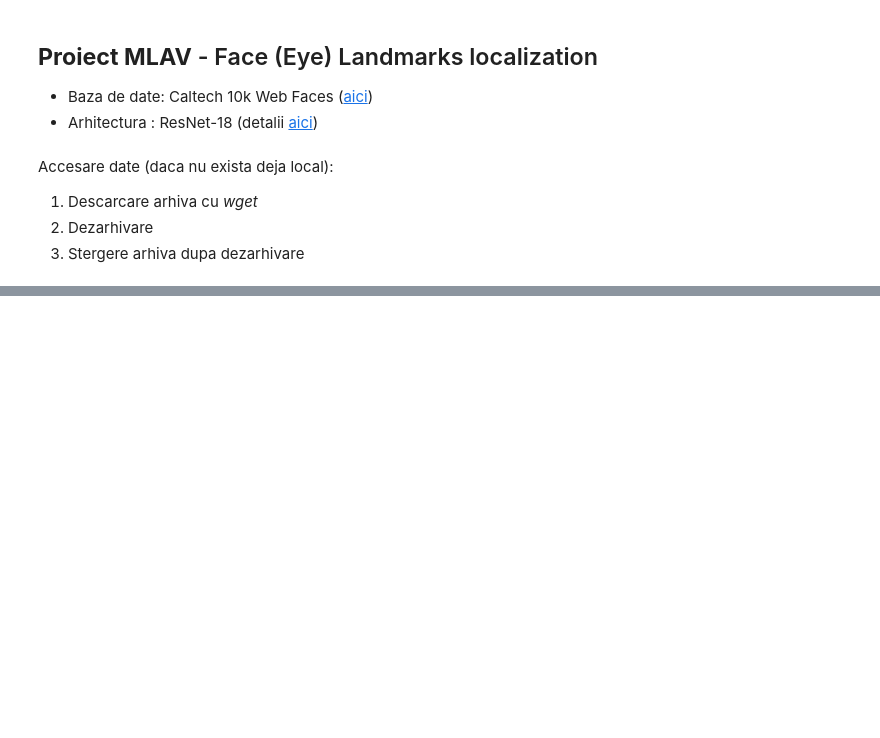
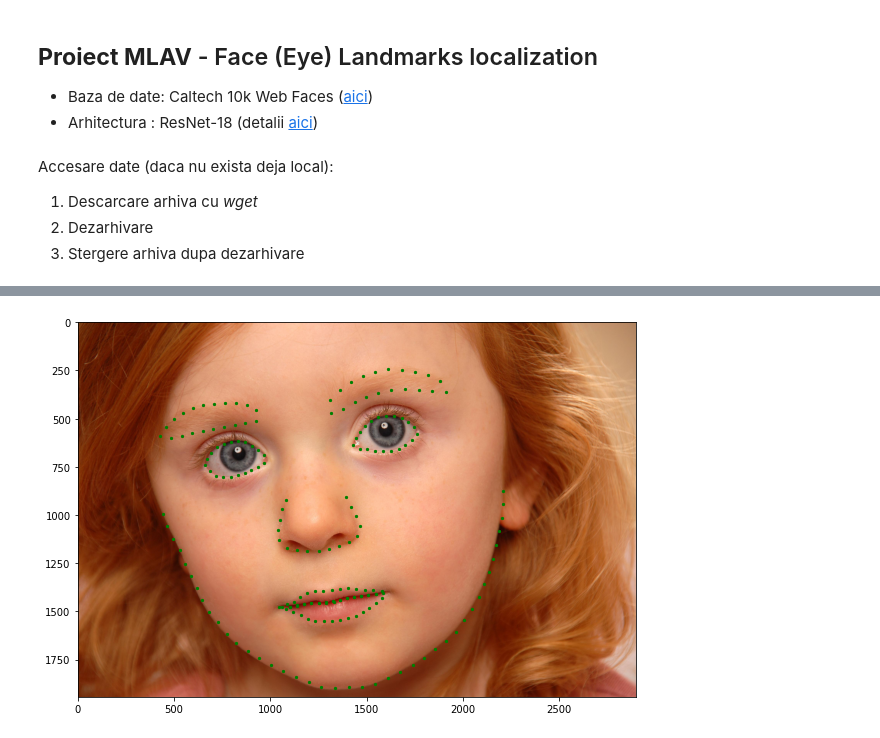
Before and after one commit to alexandrufiruti/masterlastyear, a Jupyter notebook: mlav/face_landmark_localization.ipynb, the cells around one changed output, grey strips where cells are left out. Cells and saved outputs as stored; diff of their text form; code cells hidden in the pictures; blank space fills up the shorter version.

```diff
--- a/mlav/face_landmark_localization.ipynb
+++ b/mlav/face_landmark_localization.ipynb
@@ -53,22 +53,33 @@ helen_1.zip         100%[===================>]  92.39M  30.0MB/s    in 3.1s
 2330
 # %%
 from skimage import io
+import matplotlib.pyplot as plt
+from math import floor
+import numpy as np
 
 landmark_dict = dict() # dictionar {key=nume_fisier, value=lista_puncte_landmark}
 for filename in os.listdir('annotation'):
   with open("annotation/"+filename, 'r') as f:
     imagename = f.readline().rstrip('\n')
     content = f.readlines()
     points = []
     for point in content:
       temp = (point[:-1].split(" , "))
-      points.append([float(temp[0]), float(temp[1])])
+      points.append([floor(float(temp[0])), floor(float(temp[1]))])
     landmark_dict[imagename] = points
 
 
-images_dict = dict() # dictionar {key=nume_fisier, value=imaginea}
-for filename in os.listdir('all_helen'):
-  images_dict[filename[:-4]] = io.imread("all_helen/"+filename)# nume fara extensia .jpg
+#images_dict = dict() # dictionar {key=nume_fisier, value=imaginea}
+#for filename in os.listdir('all_helen'):
+#  images_dict[filename[:-4]] = io.imread("all_helen/"+filename)# nume fara extensia .jpg
 
-print(filename)
-print(filename[:-4])
+point = landmark_dict['3247810519_1']
+point = np.array(point)
+
+img = io.imread("all_helen/3247810519_1.jpg")
+plt.figure(figsize=(10,10))
+plt.imshow(img)
+plt.scatter(point[:,0], point[:,1], s = 5, c = 'g')
+plt.show()
+# %% [output]
+[figure, added]
```
Also changed, not shown: parts of 2 cells of this notebook.
